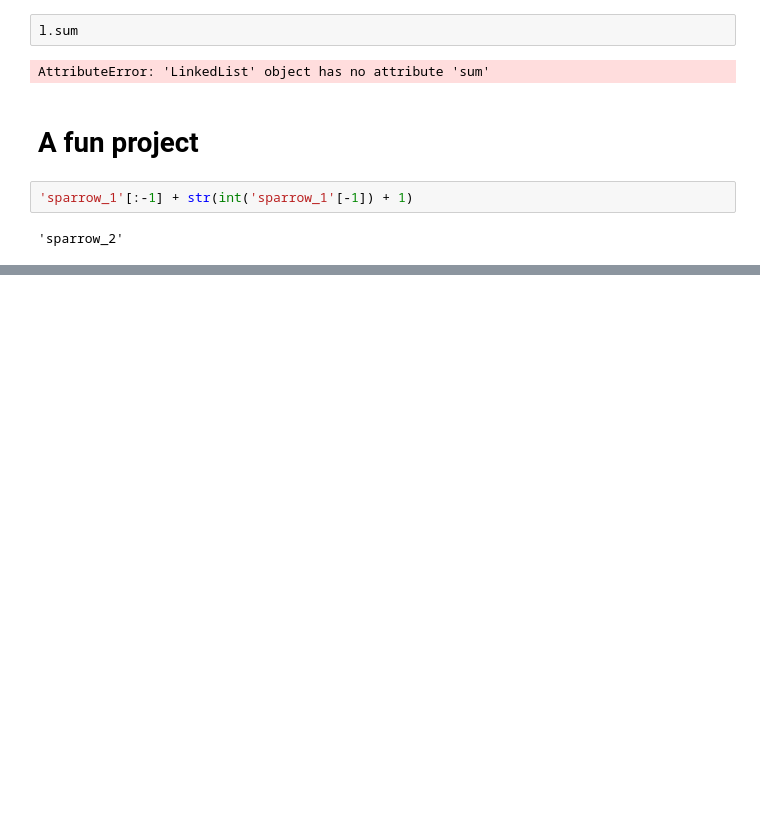
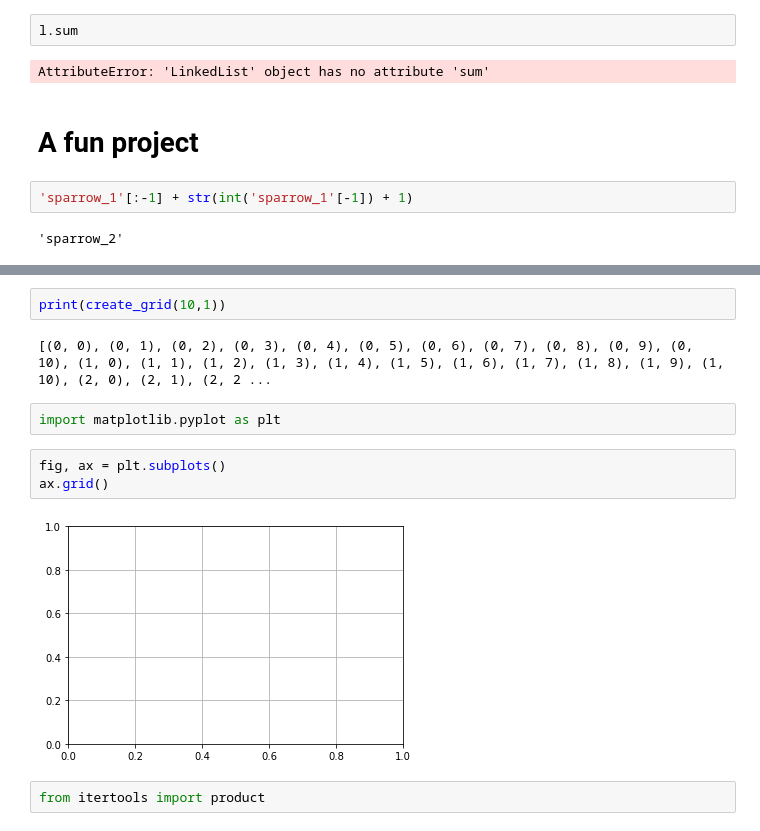
Before and after one commit to Astrojigs/DSnA, a Jupyter notebook: Rough.ipynb, the cells around one changed output, grey strips where cells are left out. Cells and saved outputs as stored; diff of their text form; blank space fills up the shorter version.

```diff
--- a/Rough.ipynb
+++ b/Rough.ipynb
@@ -757,0 +802,13 @@ impo
+# %%
+print(create_grid(10,1))
+# %% [output]
+[(0, 0), (0, 1), (0, 2), (0, 3), (0, 4), (0, 5), (0, 6), (0, 7), (0, 8), (0, 9), (0, 10), (1, 0), (1, 1), (1, 2), (1, 3), (1, 4), (1, 5), (1, 6), (1, 7), (1, 8), (1, 9), (1, 10), (2, 0), (2, 1), (2, 2 ...
+# %%
+import matplotlib.pyplot as plt
+# %%
+fig, ax = plt.subplots()
+ax.grid()
+# %% [output]
+[figure, added]
+# %%
+from itertools import product
```
Also changed, not shown: parts of 15 cells of this notebook, 1 other file.
